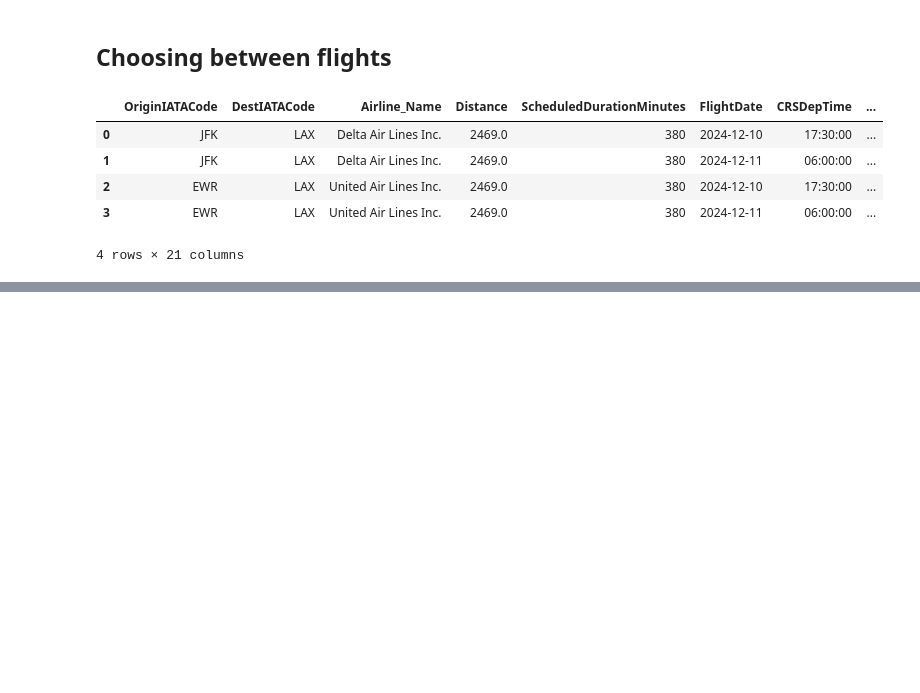
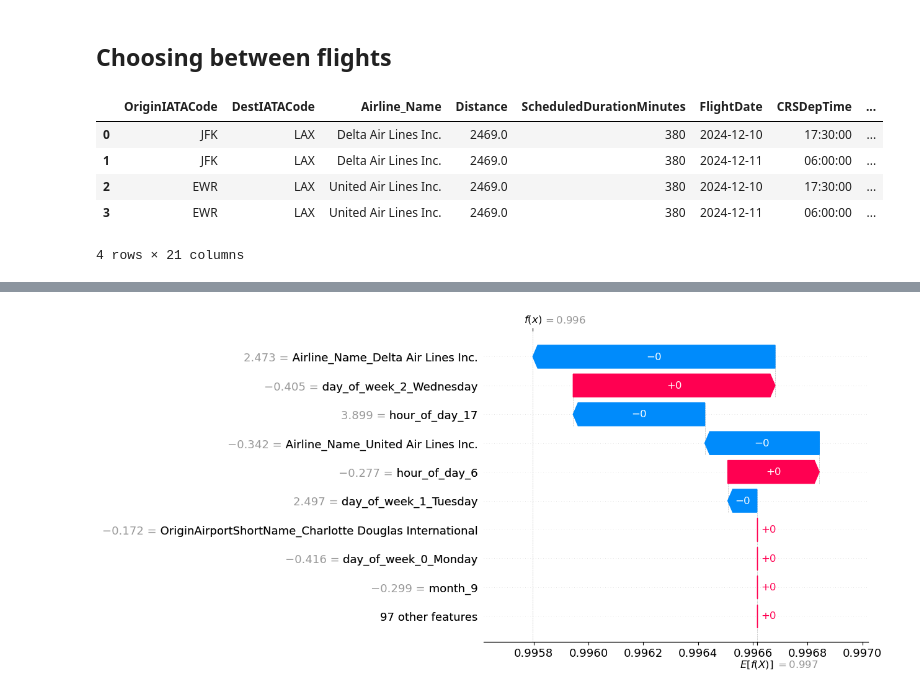
Before and after one commit to ansaridan/theory_of_ml_group4, a Jupyter notebook: explorations/using_trained_model.ipynb, the cells around one changed output, grey strips where cells are left out. Cells and saved outputs as stored; diff of their text form; code cells hidden in the pictures; blank space fills up the shorter version.

```diff
--- a/explorations/using_trained_model.ipynb
+++ b/explorations/using_trained_model.ipynb
@@ -257,0 +277,97 @@ TypeError: In v0.20, force plot now requires the base value as the first paramet
+# %%
+import shap
+
+X_test = model._transform_to_df(df_prediction)
+
+shap.initjs()
+# Calculate SHAP values for the test set
+explainer = shap.KernelExplainer(model.estimators[c.CANCELLED_COL].predict_proba, X_test, link="identity")
+
+
+# # Summary plot of feature importance
+# # https://www.aidancooper.co.uk/a-non-technical-guide-to-interpreting-shap-analyses/
+
+
+# def combine_one_hot(shap_values, name, mask, return_original=True):
+#     """  shap_values: an Explanation object
+#           name: name of new feature
+#           mask: bool array same lenght as features
+
+#          This function assumes that shap_values[:, mask] make up a one-hot-encoded feature
+#     """
+#     mask = np.array(mask)
+#     mask_col_names = np.array(shap_values.feature_names, dtype='object')[mask]
+
+#     sv_name = shap.Explanation(shap_values.values[:, mask],
+#                                feature_names=list(mask_col_names),
+#                                data=shap_values.data[:, mask],
+#                                base_values=shap_values.base_values,
+#                                display_data=shap_values.display_data,
+#                                instance_names=shap_values.instance_names,
+#                                output_names=shap_values.output_names,
+#                                output_indexes=shap_values.output_indexes,
+#                                lower_bounds=shap_values.lower_bounds,
+#                                upper_bounds=shap_values.upper_bounds,
+#                                main_effects=shap_values.main_effects,
+#                                hierarchical_values=shap_values.hierarchical_values,
+#                                clustering=shap_values.clustering,
+#                                )
+
+#     new_data = (sv_name.data * np.arange(sum(mask))).sum(axis=1).astype(int)
+
+#     svdata = np.concatenate([
+#         shap_values.data[:, ~mask],
+#         new_data.reshape(-1, 1)
+#     ], axis=1)
+
+#     if shap_values.display_data is None:
+#         svdd = shap_values.data[:, ~mask]
+#     else:
+#         svdd = shap_values.display_data[:, ~mask]
+
+#     svdisplay_data = np.concatenate([
+#         svdd,
+#         mask_col_names[new_data].reshape(-1, 1)
+#     ], axis=1)
+
+#     new_values = sv_name.values.sum(axis=1)
+#     svvalues = np.concatenate([
+#         shap_values.values[:, ~mask],
+#         new_values.reshape(-1, 1)
+#     ], axis=1)
+#     svfeature_names = list(np.array(shap_values.feature_names)[~mask]) + [name]
+
+#     sv = shap.Explanation(svvalues,
+#                           base_values=shap_values.base_values,
+#                           data=svdata,
+#                           display_data=svdisplay_data,
+#                           instance_names=shap_values.instance_names,
+#                           feature_names=svfeature_names,
+#                           output_names=shap_values.output_names,
+#                           output_indexes=shap_values.output_indexes,
+#                           lower_bounds=shap_values.lower_bounds,
+#                           upper_bounds=shap_values.upper_bounds,
+#                           main_effects=shap_values.main_effects,
+#                           hierarchical_values=shap_values.hierarchical_values,
+#                           clustering=shap_values.clustering,
+#                           )
+#     if return_original:
+#         return sv, sv_name
+#     else:
+#         return sv
+
+# sv = combine_one_hot(shap_values, 'hour_of_day', X_test.columns.str.contains("hour_of_day"))
+
+# Select a single instance and target class for the waterfall plot
+instance_index = 2  # First instance
+target_class = 1   # Setosa class
+
+# Create a waterfall plot
+shap.waterfall_plot(
+    shap_values[0, :, target_class]
+    # shap.Explanation(values=shap_values[instance_index][:, target_class],
+    #                  base_values=explainer.expected_value[target_class],
+    #                  data=X_test.iloc[instance_index],
+    #                  feature_names=X_test.columns)
+)
+# %% [output]
@@ -257,0 +375 @@ TypeError: In v0.20, force plot now requires the base value as the first paramet
+[figure, added]
```
Also changed, not shown: parts of 14 cells of this notebook, 1 other file.
